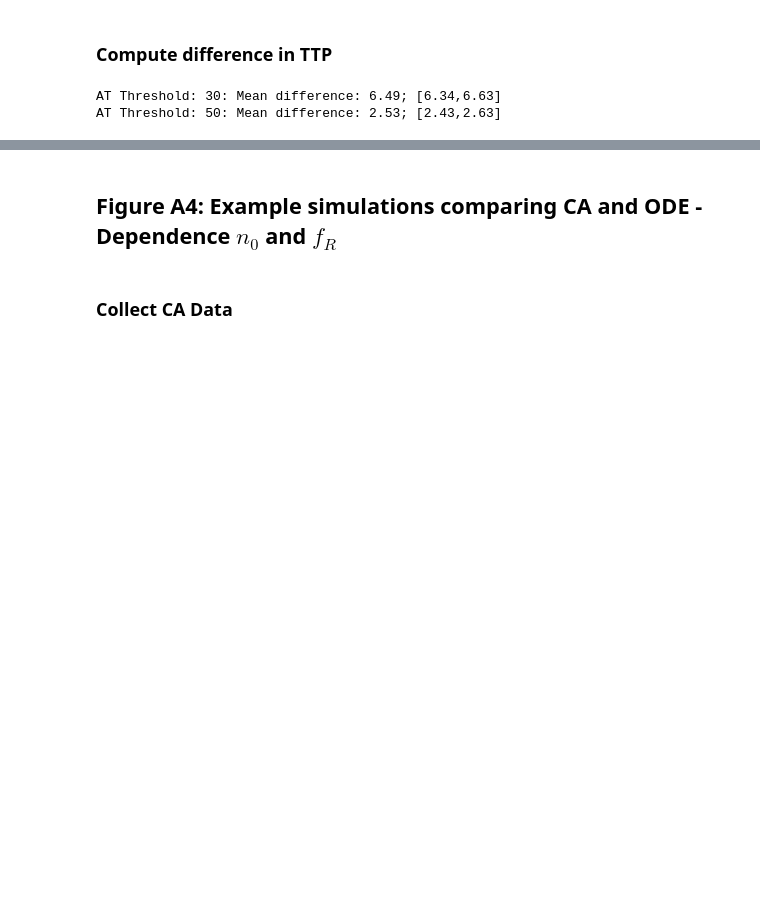
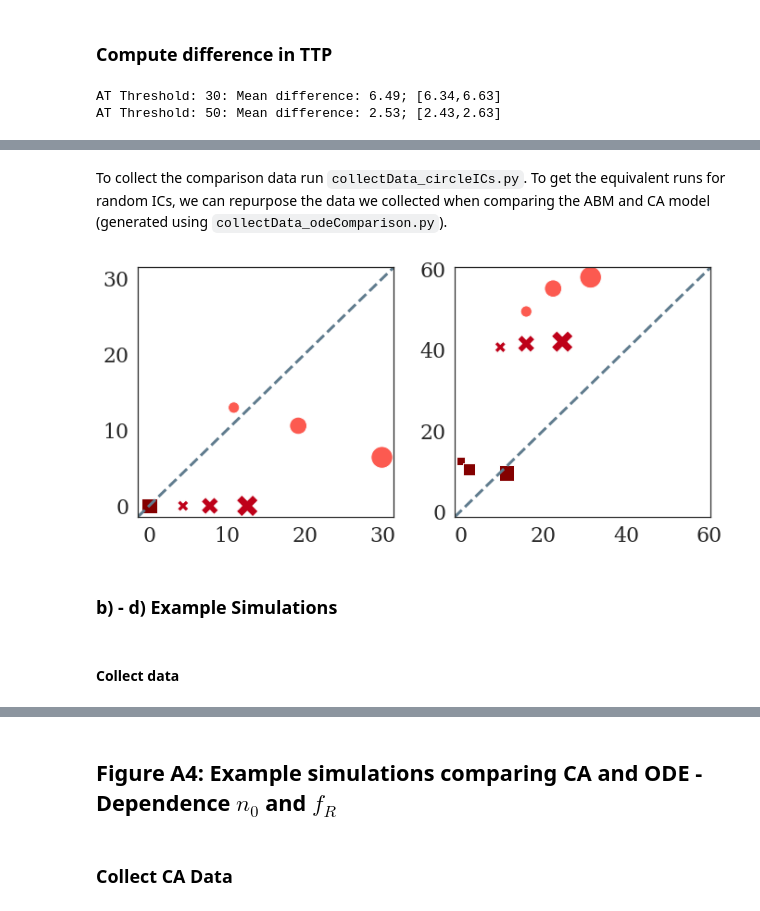
Before and after one commit to MathOnco/strobl2021_space_modulates_competition_AT, a Jupyter notebook: jnb_appendix.ipynb, the cells around one changed output, grey strips where cells are left out. Cells and saved outputs as stored; diff of their text form; code cells hidden in the pictures; blank space fills up the shorter version.

Commit message:
Added comparison of random and circular ICs.

```diff
--- a/jnb_appendix.ipynb
+++ b/jnb_appendix.ipynb
@@ -304,0 +311,44 @@ AT Threshold: 50: Mean difference: 2.53; [2.43,2.63]
+# %%
+rFracPalette = {0.001:sns.xkcd_rgb['coral'],0.01:sns.xkcd_rgb['scarlet'],0.1:sns.xkcd_rgb['dark red']}
+sizeDic_n0fR = {0.35:150,0.5:350,0.65:550}
+# %% [markdown]
+To collect the comparison data run `collectData_circleICs.py`. To get the equivalent runs for random ICs, we can repurpose the data we collected when comparing the ABM and CA model (generated using `collectData_odeComparison.py`).
+# %%
+dataDf_random = pd.read_csv("./data/n0Sweep_odeComparison.csv", index_col=0)
+dataDf_circle = pd.read_csv("./data/paramSweep_circleICs_n0fR.csv", index_col=0)
+# %%
+comparisonDf = pd.merge(dataDf_random, dataDf_circle, on=["InitialTumourSize","RFrac","Cost","Turnover","ReplicateId"], suffixes=["_random", "_circle"])
+# %%
+comparisonDf_means = comparisonDf.groupby(by=["InitialTumourSize","RFrac","Cost","Turnover"]).mean()
+comparisonDf_means = comparisonDf_means.reset_index()
+# %%
+feature = "RelTimeGained_CA"
+
+fig,axList = plt.subplots(1,2,figsize=(10,5))
+for i, (cost,turnover) in enumerate(product([0], comparisonDf_means.Turnover.unique())):
+    ax = axList.flatten()[i]
+    currDataDf = comparisonDf_means[(comparisonDf_means.Cost==cost) & (comparisonDf_means.Turnover==turnover)]
+    sns.scatterplot(x="%s_random"%feature, y="%s_circle"%feature,
+                    hue="RFrac", style="RFrac", size="InitialTumourSize",
+                    palette=rFracPalette, sizes=sizeDic_n0fR, legend=False,
+                   data=currDataDf, ax=ax)
+
+    # Set x and y axis to equal scale
+    xLimVec = ax.get_xlim()
+    yLimVec = ax.get_ylim()
+    axLimVec = [min(xLimVec[0],yLimVec[0]),max(xLimVec[1],yLimVec[1])]
+    ax.set_xlim(axLimVec)
+    ax.set_ylim(axLimVec)
+    ax.set_xlabel("")
+    ax.set_ylabel("")
+#     ax.set_title("(c,d) = (%1.2f,%1.2f)"%(cost,turnover))
+
+    # Plot diagonal line to show where values would be equal
+    xVec = np.linspace(*axLimVec,100)
+    ax.plot(xVec,xVec,color=sns.xkcd_rgb['blue grey'],lw=3,ls='--')
+    plt.tight_layout()
+    plt.savefig("./figures/circleVsRandom_n0fR.pdf")
+# %% [output]
+[figure, added]
+# %% [markdown]
+### b) - d) Example Simulations
@@ -304,0 +363,2 @@ AT Threshold: 50: Mean difference: 2.53; [2.43,2.63]
+# %% [markdown]
+#### Collect data
```
Also changed, not shown: parts of 11 cells of this notebook, 2 other files.
